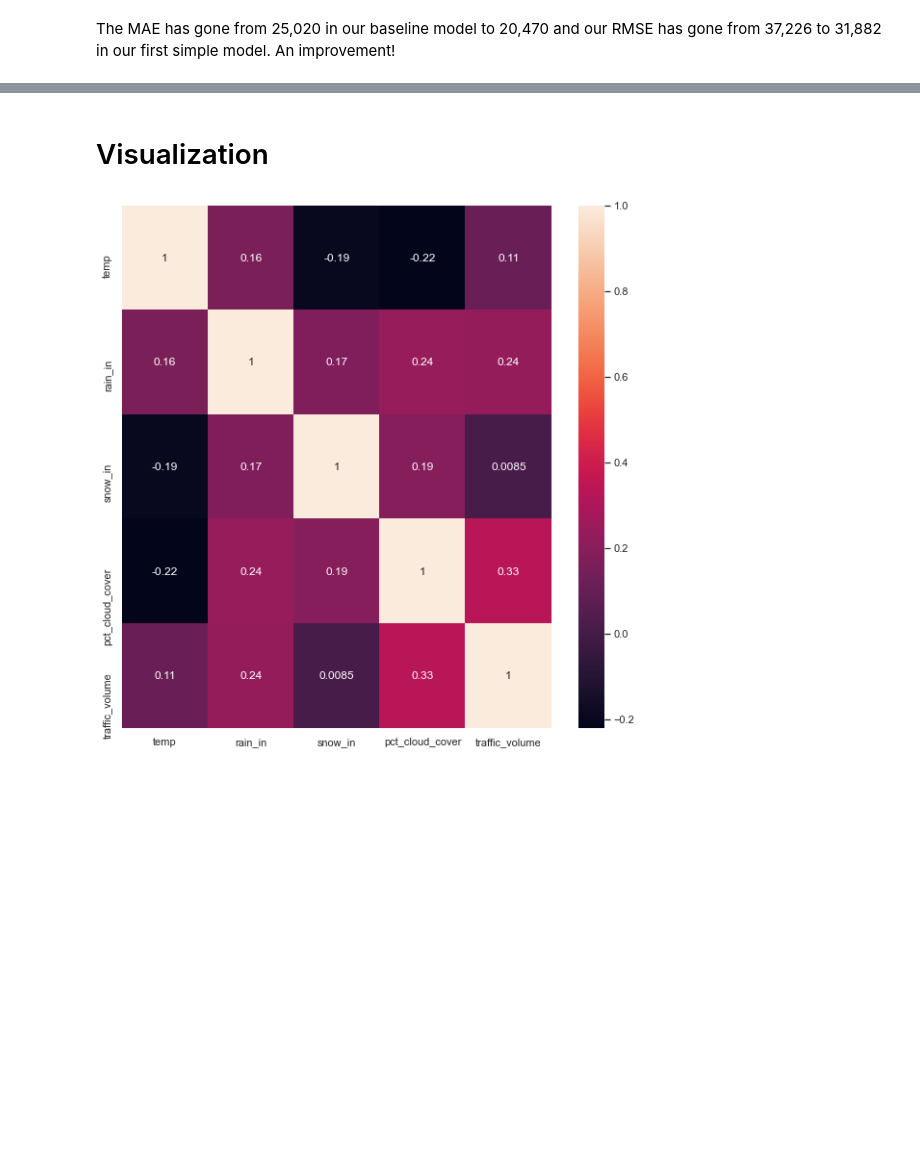
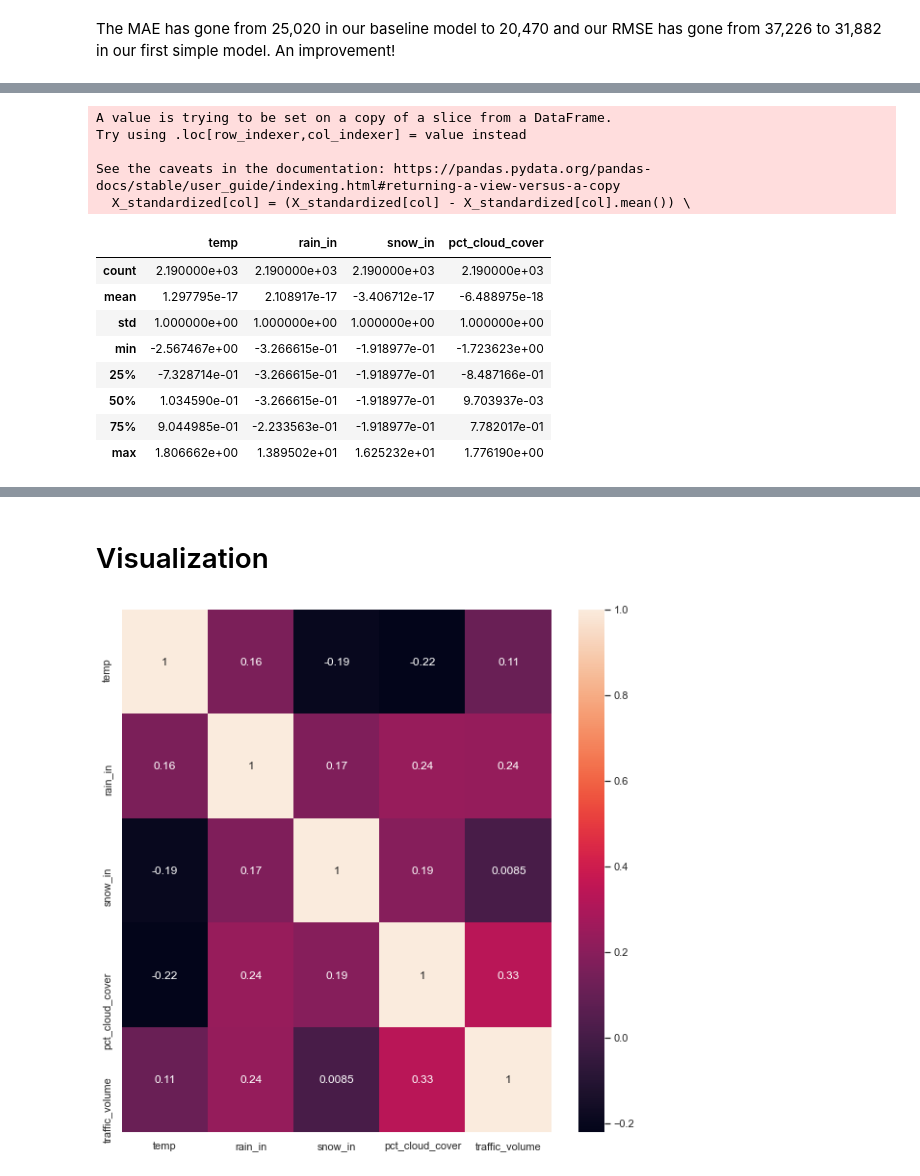
Before and after one commit to pschulk/I-94-Traffic-Volume-Predictions, a Jupyter notebook: EDA_Notebook.ipynb, the cells around one changed output, grey strips where cells are left out. Saved outputs shown, nothing was run; the diff lists cells and outputs as text; code cells hidden in the pictures; blank space fills up the shorter version.

```diff
--- a/EDA_Notebook.ipynb
+++ b/EDA_Notebook.ipynb
@@ -1023,0 +1107,24 @@ The MAE has gone from 25,020 in our baseline model to 20,470 and our RMSE has go
+# %%
+# Create standardized dataframe to get all variables on the same scale
+X_standardized = df_daily[['temp', 'rain_in', 'snow_in', 'pct_cloud_cover']]
+
+for col in X_standardized:
+    X_standardized[col] = (X_standardized[col] - X_standardized[col].mean()) \
+                            / X_standardized[col].std()
+
+X_standardized.describe()
+# %% [output]
+A value is trying to be set on a copy of a slice from a DataFrame.
+Try using .loc[row_indexer,col_indexer] = value instead
+
+See the caveats in the documentation: https://pandas.pydata.org/pandas-docs/stable/user_guide/indexing.html#returning-a-view-versus-a-copy
+  X_standardized[col] = (X_standardized[col] - X_standardized[col].mean()) \
+|  | temp | rain_in | snow_in | pct_cloud_cover |
+| count | 2.190000e+03 | 2.190000e+03 | 2.190000e+03 | 2.190000e+03 |
+| mean | 1.297795e-17 | 2.108917e-17 | -3.406712e-17 | -6.488975e-18 |
+| std | 1.000000e+00 | 1.000000e+00 | 1.000000e+00 | 1.000000e+00 |
+| min | -2.567467e+00 | -3.266615e-01 | -1.918977e-01 | -1.723623e+00 |
+| 25% | -7.328714e-01 | -3.266615e-01 | -1.918977e-01 | -8.487166e-01 |
+| 50% | 1.034590e-01 | -3.266615e-01 | -1.918977e-01 | 9.703937e-03 |
+| 75% | 9.044985e-01 | -2.233563e-01 | -1.918977e-01 | 7.782017e-01 |
+| max | 1.806662e+00 | 1.389502e+01 | 1.625232e+01 | 1.776190e+00 |
```
Also changed, not shown: parts of 80 cells of this notebook.
